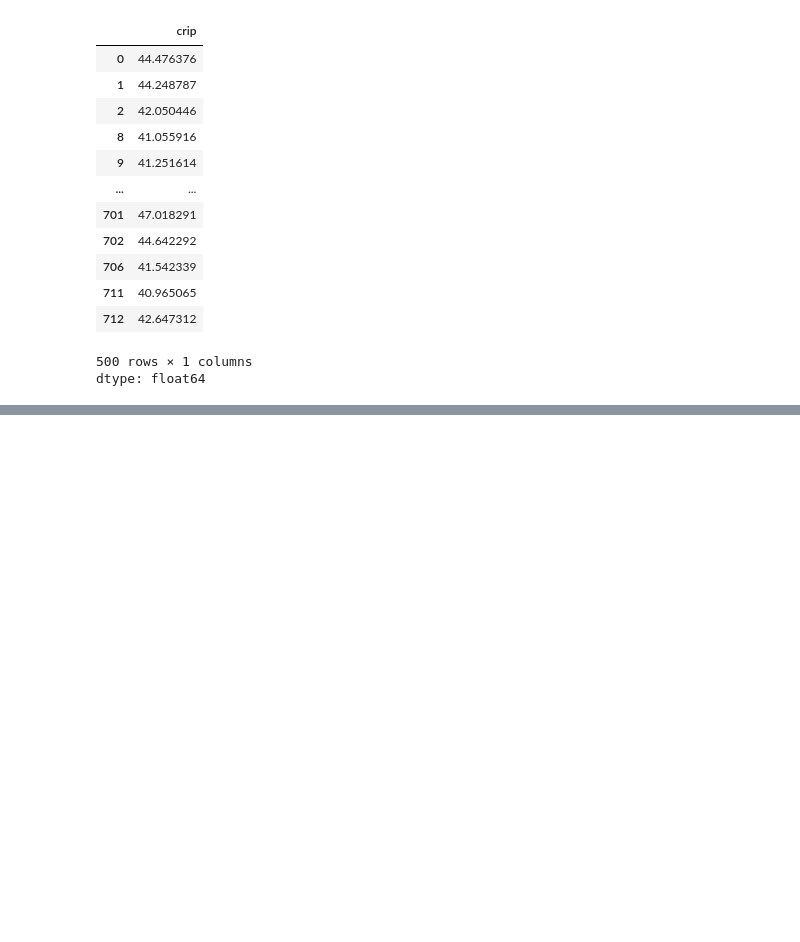
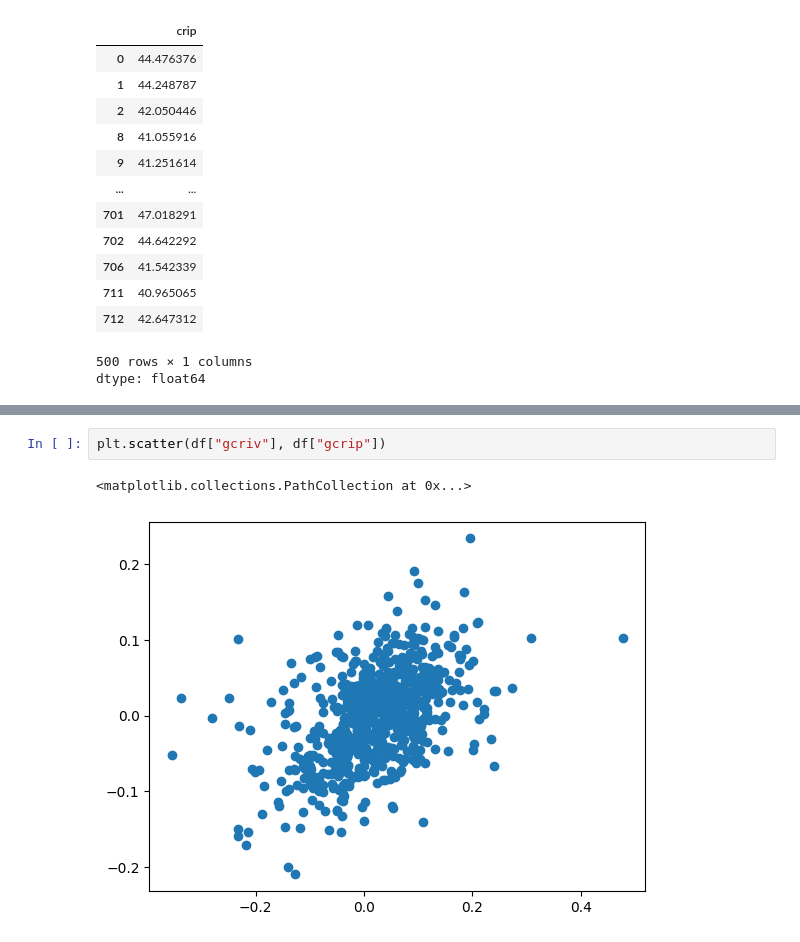
Before and after one commit to midhun2708/EDA-Th, a Jupyter notebook: 21BDS0063.ipynb, the cells around one changed output, grey strips where cells are left out. Saved outputs shown, nothing was run; the diff lists cells and outputs as text; blank space fills up the shorter version.

```diff
--- a/21BDS0063.ipynb
+++ b/21BDS0063.ipynb
@@ -527,0 +553,5 @@ df[np.abs(newcrip) > 80]
+# %%
+plt.scatter(df["gcriv"], df["gcrip"])
+# %% [output]
+<matplotlib.collections.PathCollection at 0x...>
+[figure, added]
```
Also changed, not shown: parts of 8 cells of this notebook.
